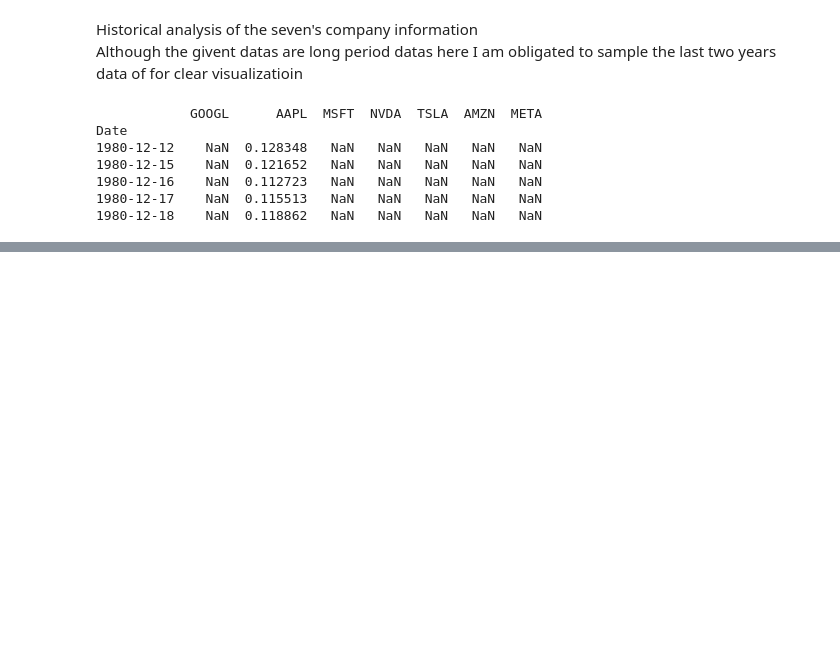
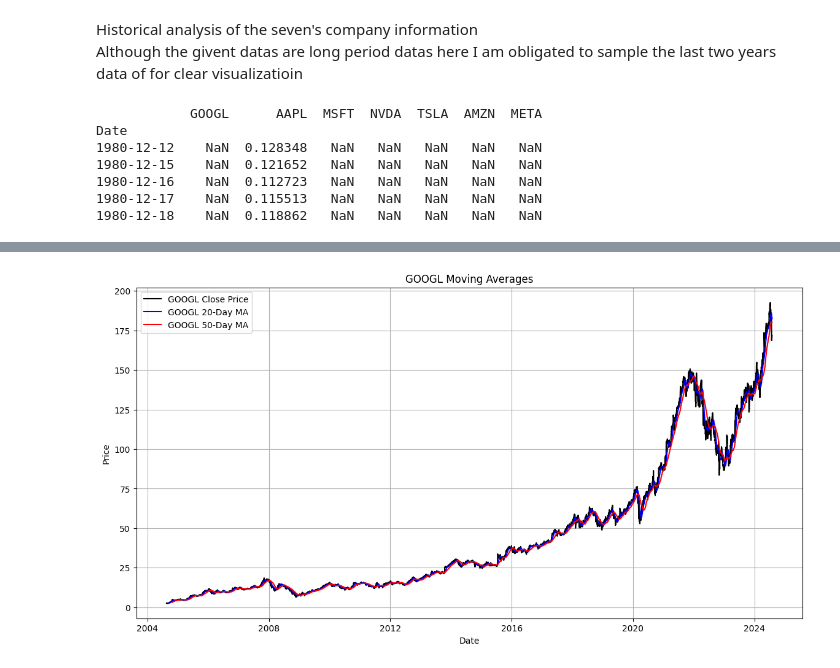
Before and after one commit to beza328/Stock-data-Analysis, a Jupyter notebook: notebooks/Stock market data.ipynb, the cells around one changed output, grey strips where cells are left out. Cells and saved outputs as stored; diff of their text form; code cells hidden in the pictures; blank space fills up the shorter version.

```diff
--- a/notebooks/Stock market data.ipynb
+++ b/notebooks/Stock market data.ipynb
@@ -874,0 +912,83 @@ This stock market information shown us 7 company's stock price movement starting
+# %%
+plt.figure(figsize=(14, 7))
+plt.plot(combined_data.index, combined_data['GOOGL'], label='GOOGL Close Price', color='black')
+plt.plot(combined_data.index, combined_data['GOOGL_MA_20'], label='GOOGL 20-Day MA', color='blue')
+plt.plot(combined_data.index, combined_data['GOOGL_MA_50'], label='GOOGL 50-Day MA', color='red')
+plt.title('GOOGL Moving Averages')
+plt.xlabel('Date')
+plt.ylabel('Price')
+plt.legend()
+plt.grid(True)
+plt.show()
+
+
+plt.figure(figsize=(14, 7))
+plt.plot(combined_data.index, combined_data['AAPL'], label='AAPL Close Price', color='black')
+plt.plot(combined_data.index, combined_data['AAPL_MA_20'], label='AAPL 20-Day MA', color='blue')
+plt.plot(combined_data.index, combined_data['AAPL_MA_50'], label='AAPL 50-Day MA', color='red')
+plt.title('AAPL Moving Averages')
+plt.xlabel('Date')
+plt.ylabel('Price')
+plt.legend()
+plt.grid(True)
+plt.show()
+
+plt.figure(figsize=(14, 7))
+plt.plot(combined_data.index, combined_data['GOOGL'], label='GOOGL Close Price', color='black')
+plt.plot(combined_data.index, combined_data['GOOGL_MA_20'], label='GOOGL 20-Day MA', color='blue')
+plt.plot(combined_data.index, combined_data['GOOGL_MA_50'], label='GOOGL 50-Day MA', color='red')
+plt.title('GOOGL Moving Averages')
+plt.xlabel('Date')
+plt.ylabel('Price')
+plt.legend()
+plt.grid(True)
+plt.show()
+
+plt.figure(figsize=(14, 7))
+plt.plot(combined_data.index, combined_data['GOOGL'], label='GOOGL Close Price', color='black')
+plt.plot(combined_data.index, combined_data['GOOGL_MA_20'], label='GOOGL 20-Day MA', color='blue')
+plt.plot(combined_data.index, combined_data['GOOGL_MA_50'], label='GOOGL 50-Day MA', color='red')
+plt.title('GOOGL Moving Averages')
+plt.xlabel('Date')
+plt.ylabel('Price')
+plt.legend()
+plt.grid(True)
+plt.show()
+
+
+plt.figure(figsize=(14, 7))
+plt.plot(combined_data.index, combined_data['GOOGL'], label='GOOGL Close Price', color='black')
+plt.plot(combined_data.index, combined_data['GOOGL_MA_20'], label='GOOGL 20-Day MA', color='blue')
+plt.plot(combined_data.index, combined_data['GOOGL_MA_50'], label='GOOGL 50-Day MA', color='red')
+plt.title('GOOGL Moving Averages')
+plt.xlabel('Date')
+plt.ylabel('Price')
+plt.legend()
+plt.grid(True)
+plt.show()
+
+plt.figure(figsize=(14, 7))
+plt.plot(combined_data.index, combined_data['GOOGL'], label='GOOGL Close Price', color='black')
+plt.plot(combined_data.index, combined_data['GOOGL_MA_20'], label='GOOGL 20-Day MA', color='blue')
+plt.plot(combined_data.index, combined_data['GOOGL_MA_50'], label='GOOGL 50-Day MA', color='red')
+plt.title('GOOGL Moving Averages')
+plt.xlabel('Date')
+plt.ylabel('Price')
+plt.legend()
+plt.grid(True)
+plt.show()
+
+
+
+plt.figure(figsize=(14, 7))
+plt.plot(combined_data.index, combined_data['GOOGL'], label='GOOGL Close Price', color='black')
+plt.plot(combined_data.index, combined_data['GOOGL_MA_20'], label='GOOGL 20-Day MA', color='blue')
+plt.plot(combined_data.index, combined_data['GOOGL_MA_50'], label='GOOGL 50-Day MA', color='red')
+plt.title('GOOGL Moving Averages')
+plt.xlabel('Date')
+plt.ylabel('Price')
+plt.legend()
+plt.grid(True)
+plt.show()
+# %% [output]
+[figure, added]
```
Also changed, not shown: parts of 13 cells of this notebook, 3 other files.
